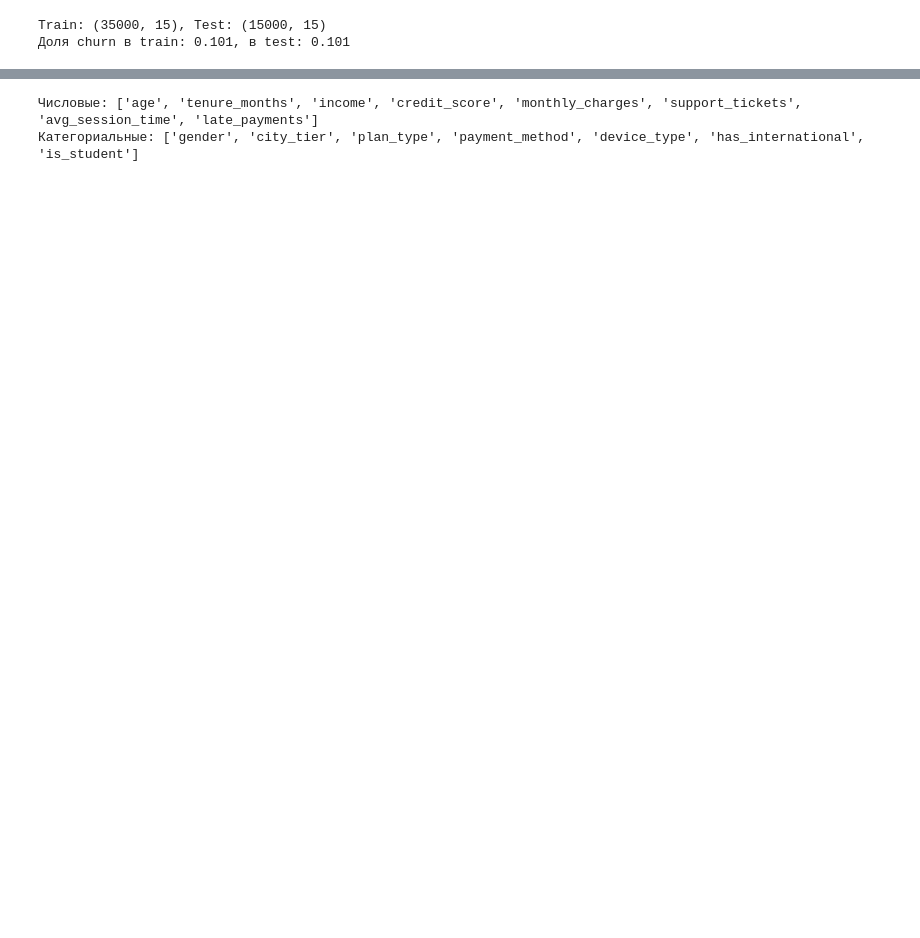
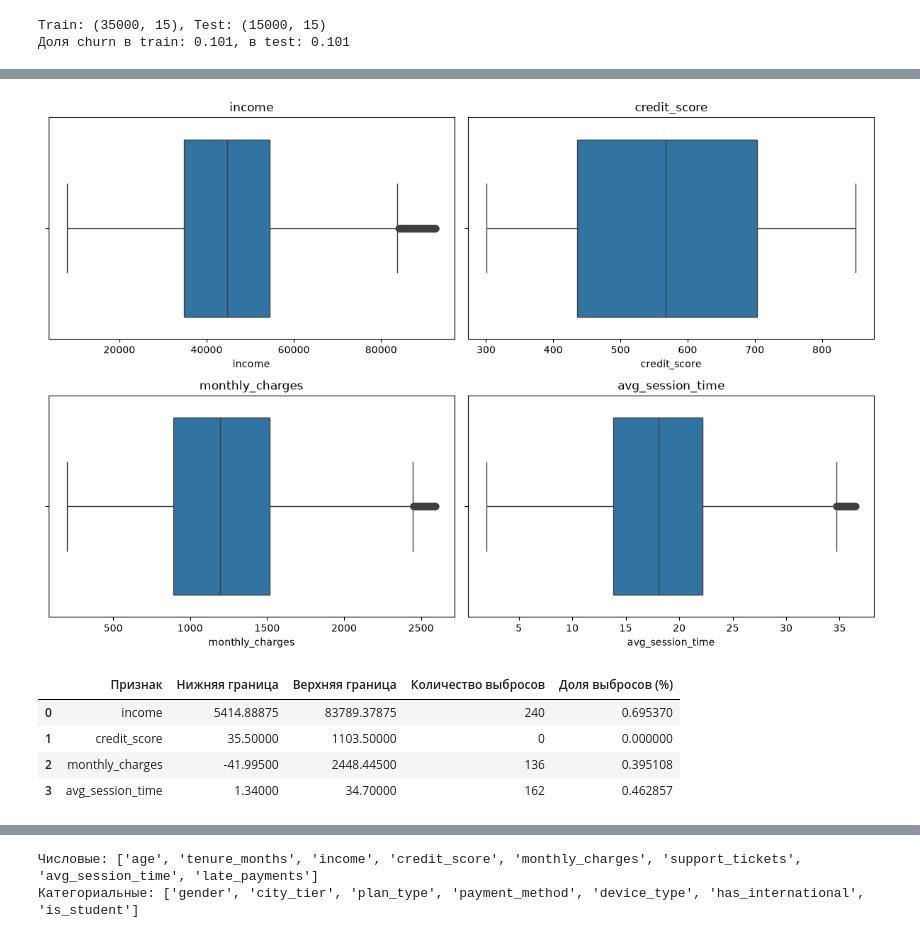
Before and after one commit to SonyaMorozova/ML_2026, a Jupyter notebook: ML_HW_3.ipynb, the cells around one changed output, grey strips where cells are left out. Saved outputs shown, nothing was run; the diff lists cells and outputs as text; code cells hidden in the pictures; blank space fills up the shorter version.

```diff
--- a/ML_HW_3.ipynb
+++ b/ML_HW_3.ipynb
@@ -80,17 +170,52 @@ Name: proportion, dtype: float64
 # %%
-#4. Выбросы
-# Функция для обрезки выбросов (train)
-def clip_outliers(df, cols):
-    df = df.copy()
-    for col in cols:
-        Q1 = df[col].quantile(0.25)
-        Q3 = df[col].quantile(0.75)
-        IQR = Q3 - Q1
-        lower = Q1 - 1.5 * IQR
-        upper = Q3 + 1.5 * IQR
-        df[col] = df[col].clip(lower, upper)
-    return df
+# 4. Исследование выбросов
 
-# Применяем только к непрерывным числовым признакам
-continuous_cols = ['income', 'credit_score', 'monthly_charges', 'avg_session_time']
-X_train = clip_outliers(X_train, continuous_cols)
+continuous_cols = [
+    'income',
+    'credit_score',
+    'monthly_charges',
+    'avg_session_time'
+]
+
+# Визуализация выбросов
+fig, axes = plt.subplots(2, 2, figsize=(12, 8))
+
+for col, ax in zip(continuous_cols, axes.ravel()):
+    sns.boxplot(x=X_train[col], ax=ax)
+    ax.set_title(col)
+
+plt.tight_layout()
+plt.show()
+
+# Подсчёт выбросов методом IQR
+outlier_stats = []
+
+for col in continuous_cols:
+    Q1 = X_train[col].quantile(0.25)
+    Q3 = X_train[col].quantile(0.75)
+    IQR = Q3 - Q1
+
+    lower = Q1 - 1.5 * IQR
+    upper = Q3 + 1.5 * IQR
+
+    count = (
+        (X_train[col] < lower) |
+        (X_train[col] > upper)
+    ).sum()
+
+    outlier_stats.append({
+        'Признак': col,
+        'Нижняя граница': lower,
+        'Верхняя граница': upper,
+        'Количество выбросов': count,
+        'Доля выбросов (%)': count / X_train[col].count() * 100
+    })
+
+display(pd.DataFrame(outlier_stats))
+# %% [output]
+[figure, added]
+|  | Признак | Нижняя граница | Верхняя граница | Количество выбросов | Доля выбросов (%) |
+| 0 | income | 5414.88875 | 83789.37875 | 240 | 0.695370 |
+| 1 | credit_score | 35.50000 | 1103.50000 | 0 | 0.000000 |
+| 2 | monthly_charges | -41.99500 | 2448.44500 | 136 | 0.395108 |
+| 3 | avg_session_time | 1.34000 | 34.70000 | 162 | 0.462857 |
```
Also changed, not shown: parts of 21 cells of this notebook, 1 other file.
